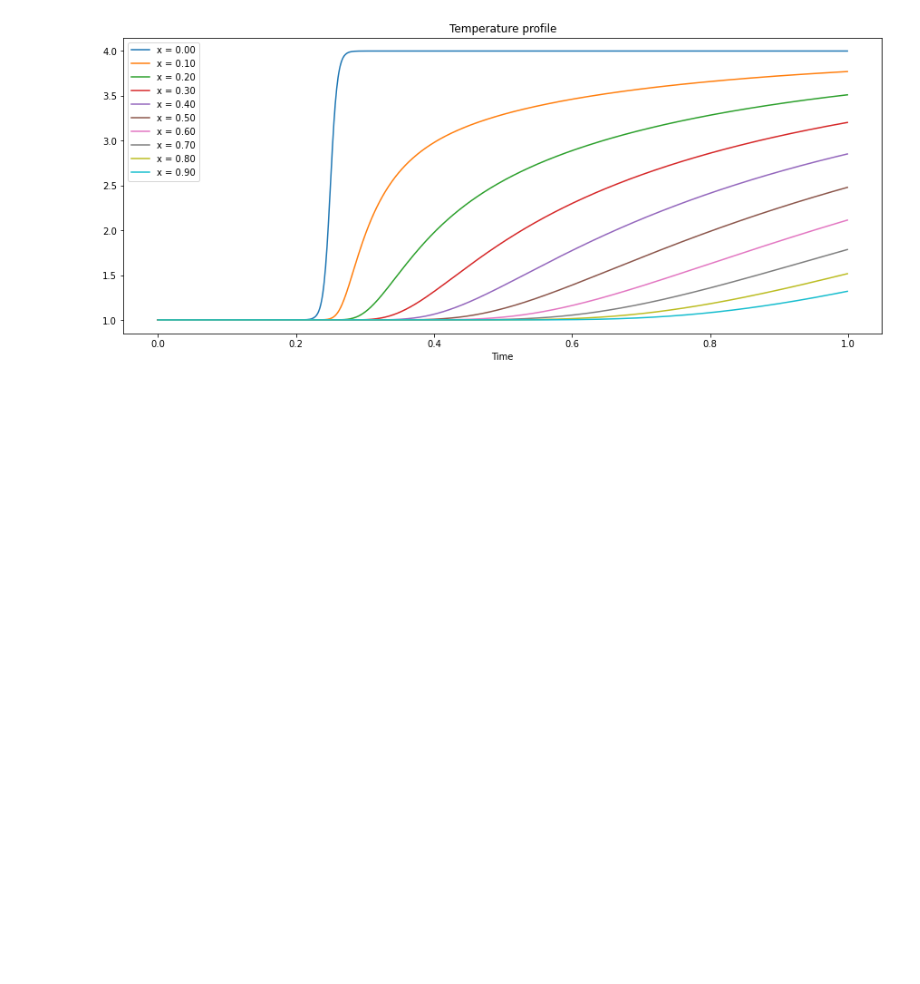
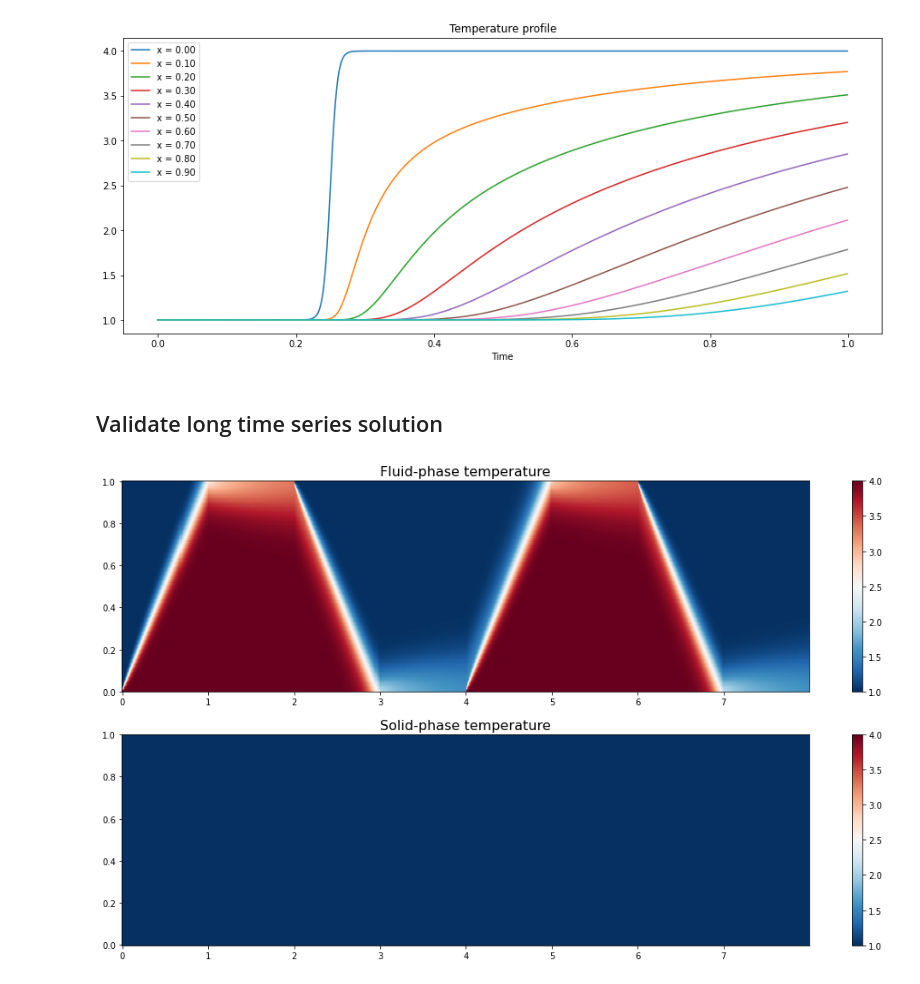
Before and after one commit to GentleMin/PyCrete, a Jupyter notebook: time_evolve.ipynb, the cells around one changed output. Cells and saved outputs as stored; diff of their text form; code cells hidden in the pictures; blank space fills up the shorter version.

Commit message:
FEM solver for validation purposes

```diff
--- a/time_evolve.ipynb
+++ b/time_evolve.ipynb
@@ -107,3 +107,30 @@ plt.xlabel("Time")
 plt.show()
 # %% [output]
 [figure]
+# %% [markdown]
+## Validate long time series solution
+# %%
+with h5py.File("./output/thermal_2phase_1D_valid/T_evolution/solution_fem100_explicit.h5", 'r') as f:
+    solution_fem = f["solution"][::100, :]
+    x_fem = f["mesh"][()]
+t_fem = np.arange(0, 8, 1e-2)
+
+Tf_fem = solution_fem[:, ::2]
+Ts_fem = solution_fem[:, 1::2]
+
+fig, axes = plt.subplots(nrows=2, ncols=1, figsize=(18, 10))
+X_fem, T_fem = np.meshgrid(x_fem, t_fem, indexing="ij")
+
+ax = axes[0]
+im = ax.pcolormesh(T_fem, X_fem, Tf_fem.T, cmap="RdBu_r", shading="nearest", clim=[1, 4])
+plt.colorbar(im, ax=ax)
+ax.set_title("Fluid-phase temperature", fontsize=16)
+
+ax = axes[1]
+im = ax.pcolormesh(T_fem, X_fem, Ts_fem.T, cmap="RdBu_r", shading="nearest", clim=[1, 4])
+plt.colorbar(im, ax=ax)
+ax.set_title("Solid-phase temperature", fontsize=16)
+
+plt.show()
+# %% [output]
+[figure, added]
```
Also changed, not shown: parts of 2 cells of this notebook, 2 other files.
